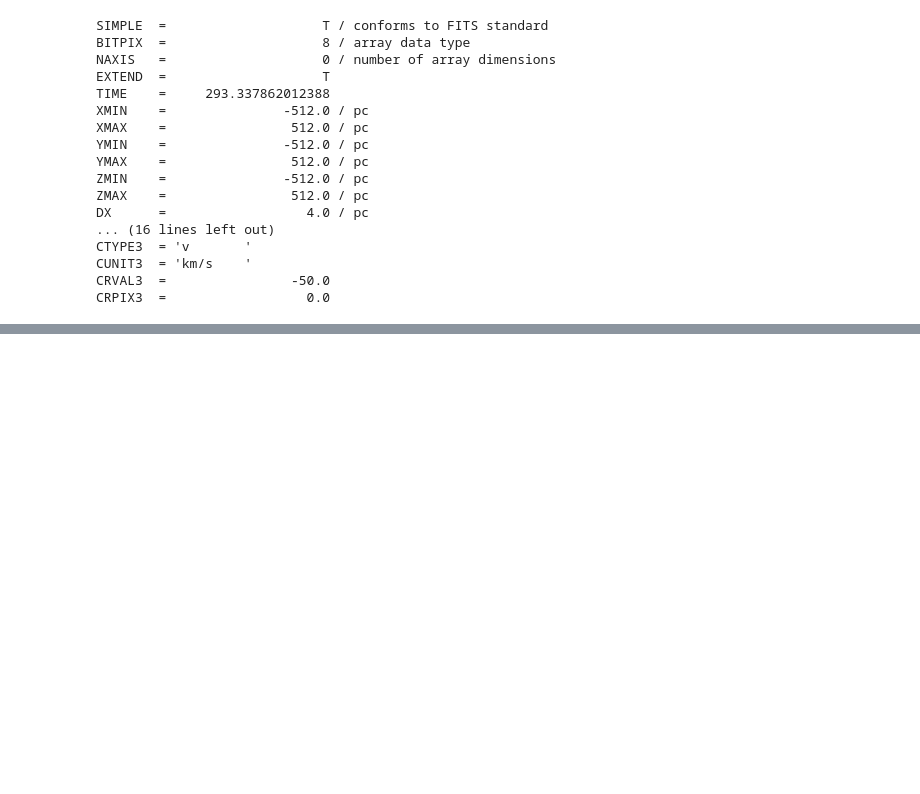
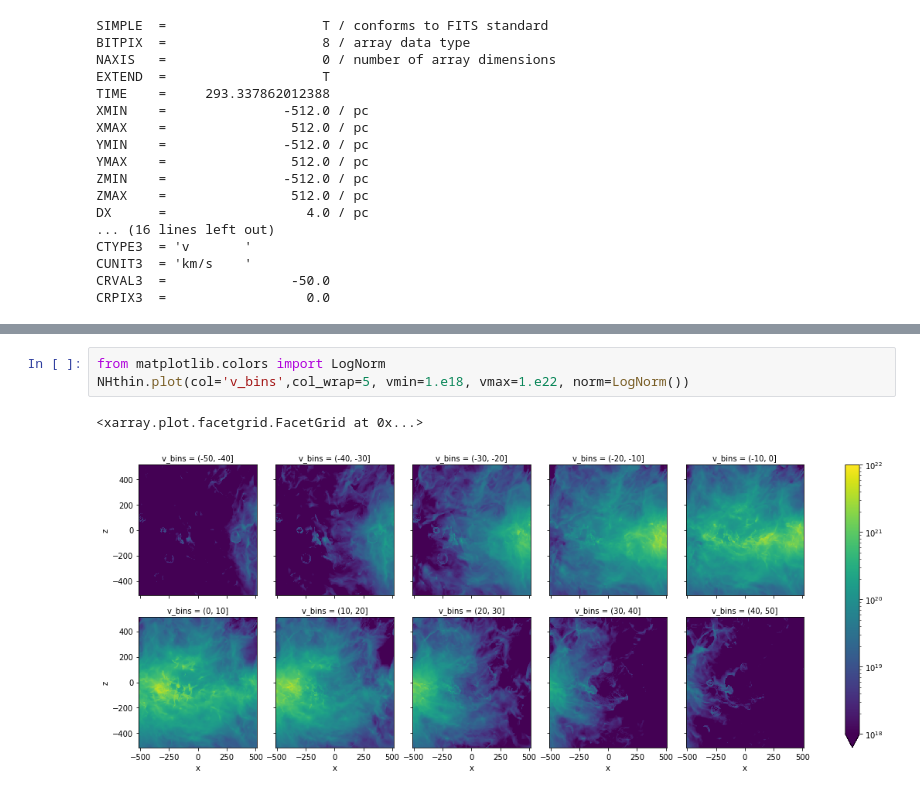
Before and after one commit to PrincetonUniversity/astro-tigress, a Jupyter notebook: analysis/example_1-synthetic-HI.ipynb, the cells around one changed output, grey strips where cells are left out. Drawn from its saved outputs; the diff is of its cells as text; blank space fills up the shorter version.

```diff
--- a/analysis/example_1-synthetic-HI.ipynb
+++ b/analysis/example_1-synthetic-HI.ipynb
@@ -237,0 +214,6 @@ CRPIX3  =                  0.0
+# %%
+from matplotlib.colors import LogNorm
+NHthin.plot(col='v_bins',col_wrap=5, vmin=1.e18, vmax=1.e22, norm=LogNorm())
+# %% [output]
+<xarray.plot.facetgrid.FacetGrid at 0x...>
+[figure, added]
```
Also changed, not shown: parts of 18 cells of this notebook, 1 other file.
